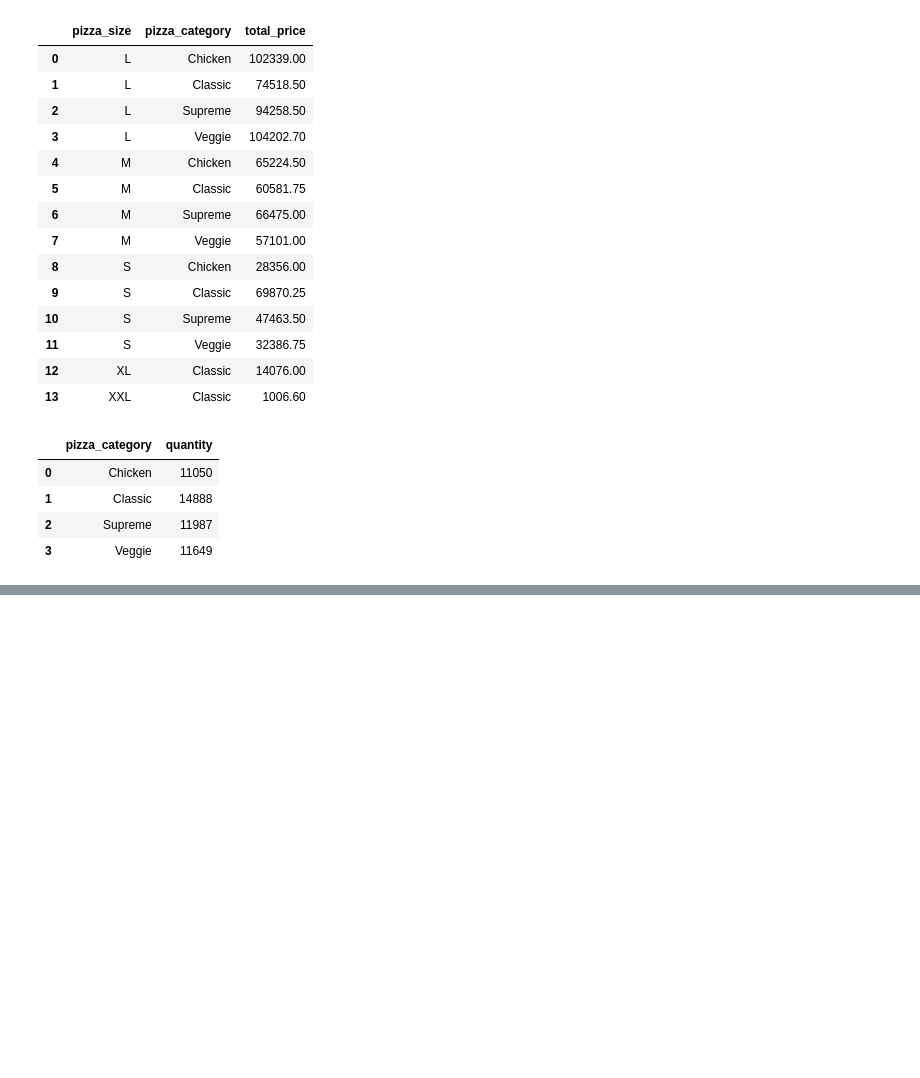
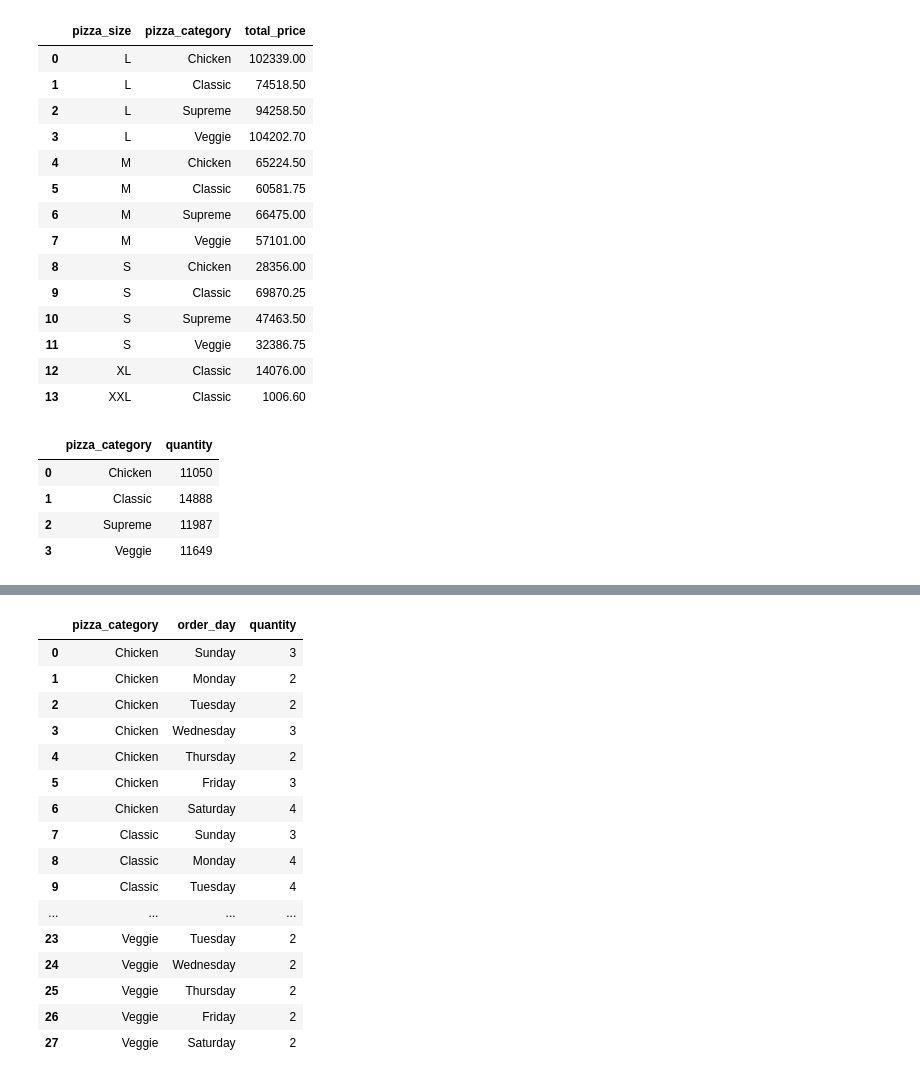
Before and after one commit to pinkimahato9814-afk/Pizza_sales_analysis, a Jupyter notebook: pizza_sales_analysis.ipynb, the cells around one changed output, grey strips where cells are left out. Cells and saved outputs as stored; diff of their text form; code cells hidden in the pictures; blank space fills up the shorter version.

```diff
--- a/pizza_sales_analysis.ipynb
+++ b/pizza_sales_analysis.ipynb
@@ -171,8 +149,8 @@ df
 # %%
 # I want to remove duplicates valuesd
 # Remove duplicates based on pizza_id
-df = df.drop_duplicates(subset='pizza_id')
-df['pizza_id'].unique
+# df = df.drop_duplicates(subset='pizza_id')
+# df['pizza_id'].unique
 # %% [output]
 <bound method Series.unique of 0            1
 1            2
@@ -279,0 +277,22 @@ top_best= pd.groupby('pizza_name').agg(total_sales ='sum')
+# %%
+# how many quantity of pizza is sales on the basis of pizza_categories and order_day
+total_num_pizza_sales =df.groupby(['pizza_category','order_day'])['quantity'].max().reset_index()
+total_num_pizza_sales
+# %% [output]
+|  | pizza_category | order_day | quantity |
+| 0 | Chicken | Sunday | 3 |
+| 1 | Chicken | Monday | 2 |
+| 2 | Chicken | Tuesday | 2 |
+| 3 | Chicken | Wednesday | 3 |
+| 4 | Chicken | Thursday | 2 |
+| 5 | Chicken | Friday | 3 |
+| 6 | Chicken | Saturday | 4 |
+| 7 | Classic | Sunday | 3 |
+| 8 | Classic | Monday | 4 |
+| 9 | Classic | Tuesday | 4 |
+| ... | ... | ... | ... |
+| 23 | Veggie | Tuesday | 2 |
+| 24 | Veggie | Wednesday | 2 |
+| 25 | Veggie | Thursday | 2 |
+| 26 | Veggie | Friday | 2 |
+| 27 | Veggie | Saturday | 2 |
```
Also changed, not shown: parts of 14 cells of this notebook.
